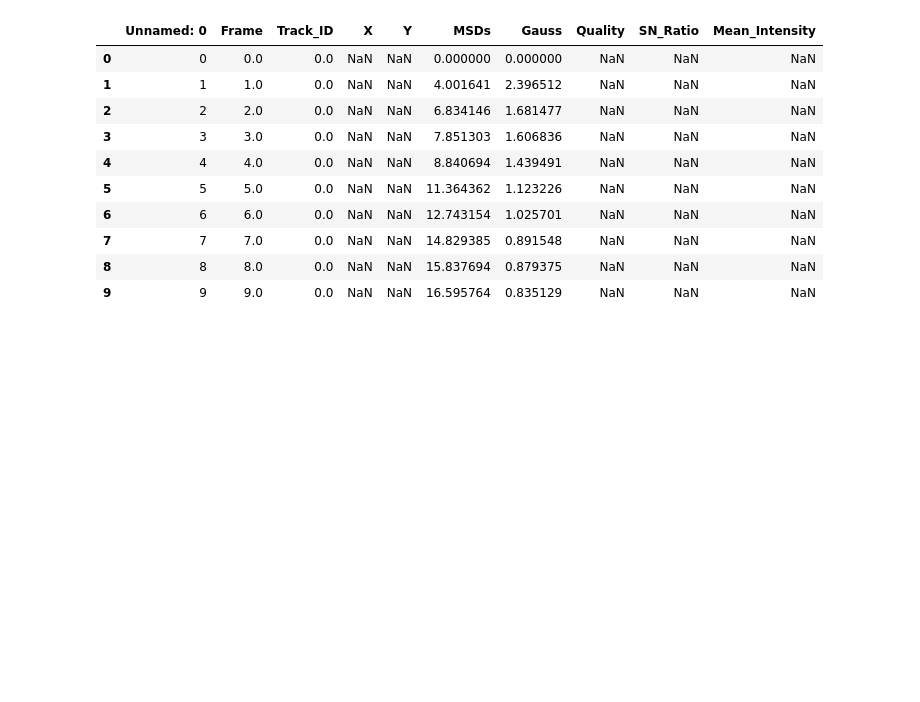
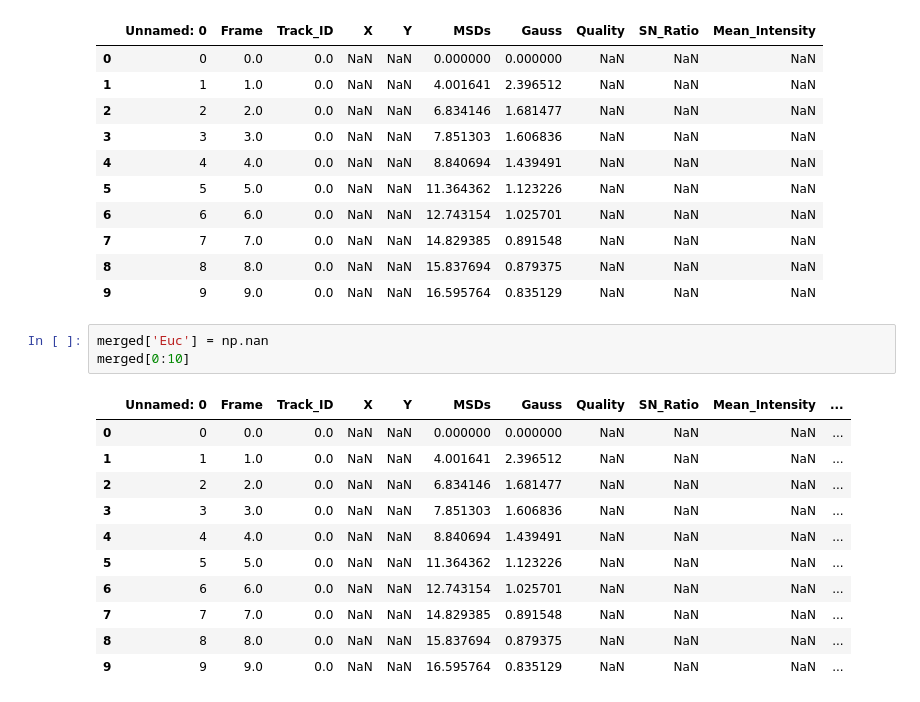
Before and after one commit to Nance-Lab/diff_classifier, a Jupyter notebook: notebooks/development/PNN_binning.ipynb, the cells around one changed output. Drawn from its saved outputs; the diff is of its cells as text; blank space fills up the shorter version.

```diff
--- a/notebooks/development/PNN_binning.ipynb
+++ b/notebooks/development/PNN_binning.ipynb
@@ -113,3 +113,18 @@ merged[0:10]
 | 7 | 7 | 7.0 | 0.0 | NaN | NaN | 14.829385 | 0.891548 | NaN | NaN | NaN |
 | 8 | 8 | 8.0 | 0.0 | NaN | NaN | 15.837694 | 0.879375 | NaN | NaN | NaN |
 | 9 | 9 | 9.0 | 0.0 | NaN | NaN | 16.595764 | 0.835129 | NaN | NaN | NaN |
+# %%
+merged['Euc'] = np.nan
+merged[0:10]
+# %% [output]
+|  | Unnamed: 0 | Frame | Track_ID | X | Y | MSDs | Gauss | Quality | SN_Ratio | Mean_Intensity | ... |
+| 0 | 0 | 0.0 | 0.0 | NaN | NaN | 0.000000 | 0.000000 | NaN | NaN | NaN | ... |
+| 1 | 1 | 1.0 | 0.0 | NaN | NaN | 4.001641 | 2.396512 | NaN | NaN | NaN | ... |
+| 2 | 2 | 2.0 | 0.0 | NaN | NaN | 6.834146 | 1.681477 | NaN | NaN | NaN | ... |
+| 3 | 3 | 3.0 | 0.0 | NaN | NaN | 7.851303 | 1.606836 | NaN | NaN | NaN | ... |
+| 4 | 4 | 4.0 | 0.0 | NaN | NaN | 8.840694 | 1.439491 | NaN | NaN | NaN | ... |
+| 5 | 5 | 5.0 | 0.0 | NaN | NaN | 11.364362 | 1.123226 | NaN | NaN | NaN | ... |
+| 6 | 6 | 6.0 | 0.0 | NaN | NaN | 12.743154 | 1.025701 | NaN | NaN | NaN | ... |
+| 7 | 7 | 7.0 | 0.0 | NaN | NaN | 14.829385 | 0.891548 | NaN | NaN | NaN | ... |
+| 8 | 8 | 8.0 | 0.0 | NaN | NaN | 15.837694 | 0.879375 | NaN | NaN | NaN | ... |
+| 9 | 9 | 9.0 | 0.0 | NaN | NaN | 16.595764 | 0.835129 | NaN | NaN | NaN | ... |
```
Also changed, not shown: parts of 7 cells of this notebook.
